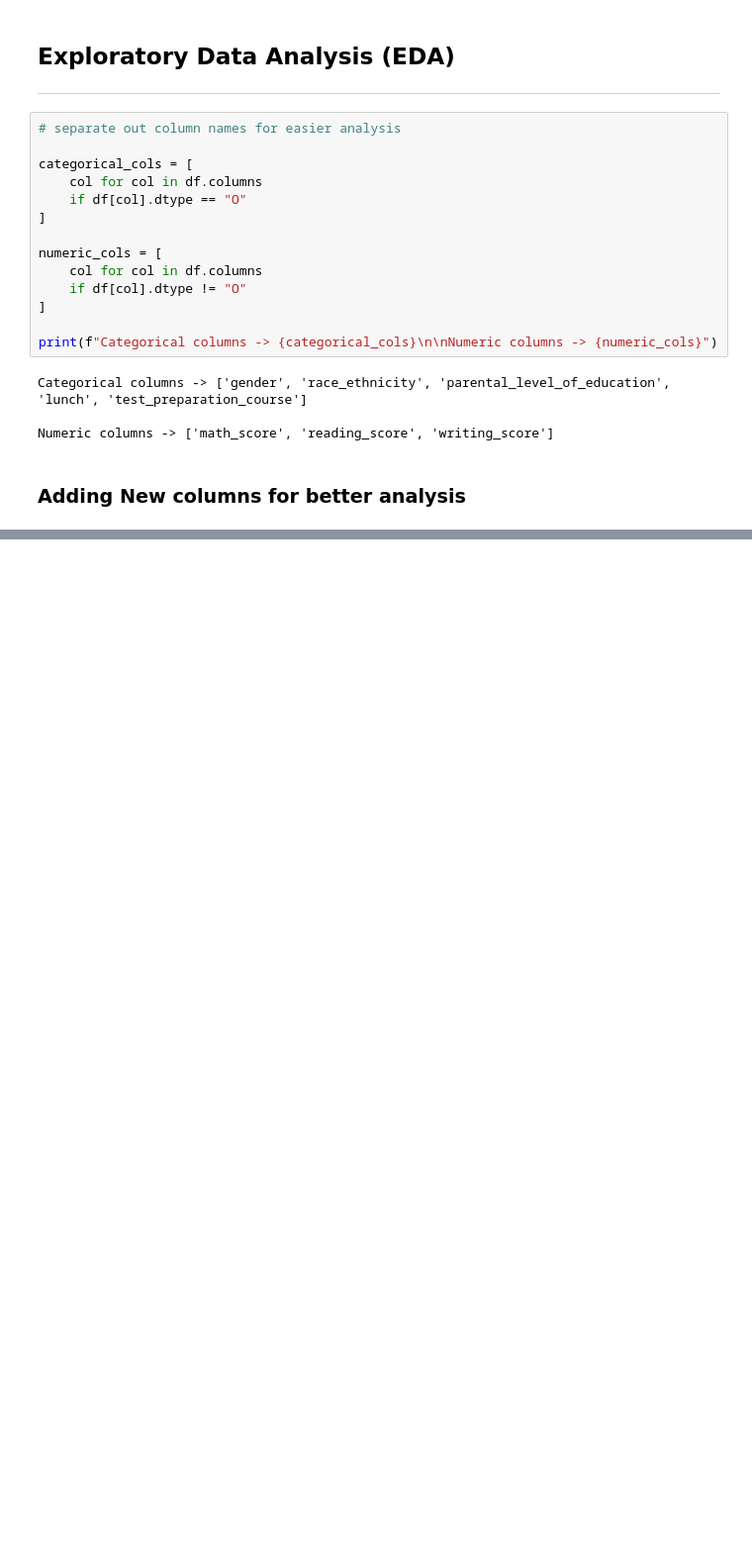
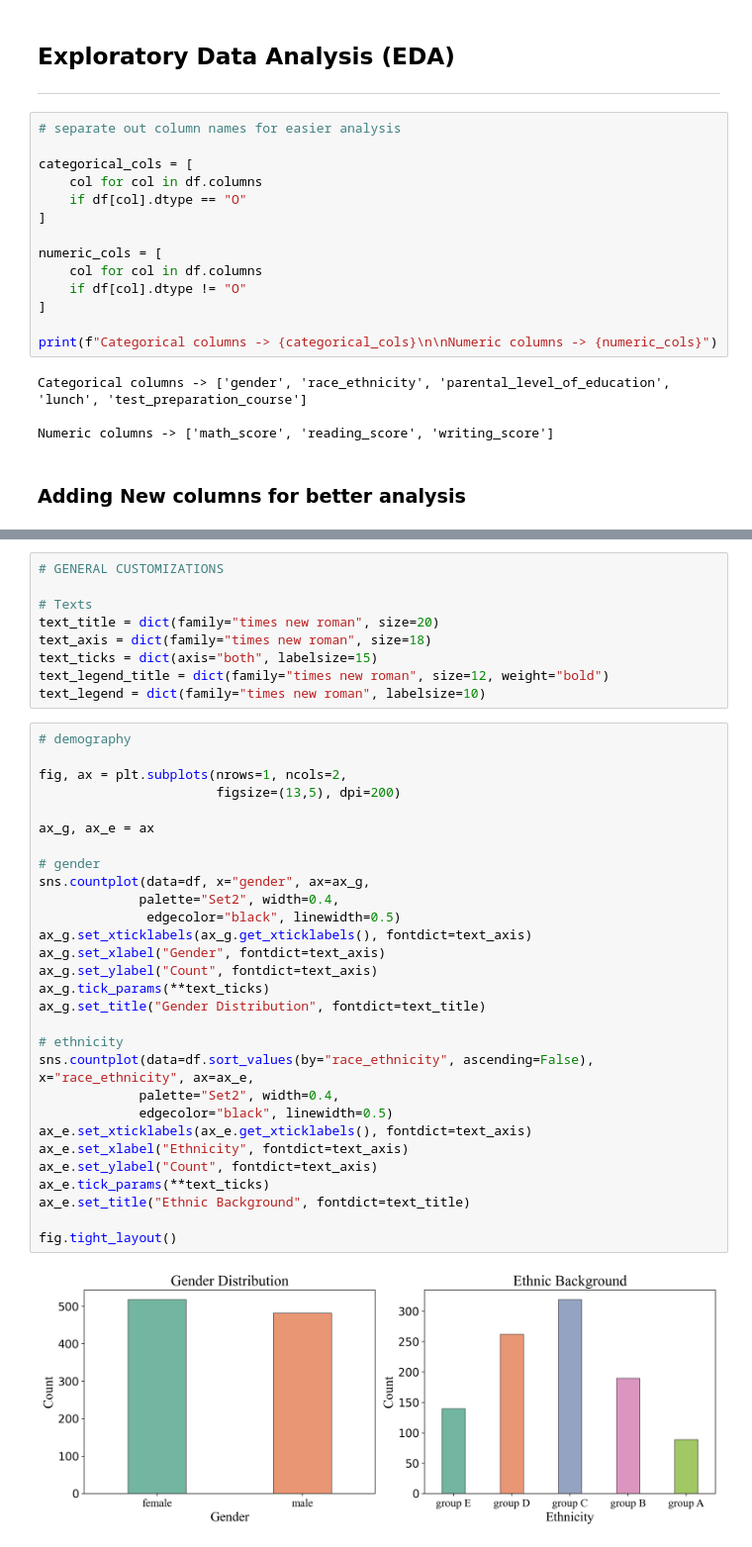
Before and after one commit to debatreyo/ml, a Jupyter notebook: notebook/EDA and Visualization.ipynb, the cells around one changed output, grey strips where cells are left out. Shown: that part at 99% size. Saved outputs shown, nothing was run; the diff lists cells and outputs as text; blank space fills up the shorter version.

```diff
--- a/notebook/EDA and Visualization.ipynb
+++ b/notebook/EDA and Visualization.ipynb
@@ -243,0 +339,40 @@ df.head()
+# %%
+# GENERAL CUSTOMIZATIONS
+
+# Texts
+text_title = dict(family="times new roman", size=20)
+text_axis = dict(family="times new roman", size=18)
+text_ticks = dict(axis="both", labelsize=15)
+text_legend_title = dict(family="times new roman", size=12, weight="bold")
+text_legend = dict(family="times new roman", labelsize=10)
+# %%
+# demography
+
+fig, ax = plt.subplots(nrows=1, ncols=2,
+                       figsize=(13,5), dpi=200)
+
+ax_g, ax_e = ax
+
+# gender
+sns.countplot(data=df, x="gender", ax=ax_g,
+             palette="Set2", width=0.4,
+              edgecolor="black", linewidth=0.5)
+ax_g.set_xticklabels(ax_g.get_xticklabels(), fontdict=text_axis)
+ax_g.set_xlabel("Gender", fontdict=text_axis)
+ax_g.set_ylabel("Count", fontdict=text_axis)
+ax_g.tick_params(**text_ticks)
+ax_g.set_title("Gender Distribution", fontdict=text_title)
+
+# ethnicity
+sns.countplot(data=df.sort_values(by="race_ethnicity", ascending=False), x="race_ethnicity", ax=ax_e,
+             palette="Set2", width=0.4,
+             edgecolor="black", linewidth=0.5)
+ax_e.set_xticklabels(ax_e.get_xticklabels(), fontdict=text_axis)
+ax_e.set_xlabel("Ethnicity", fontdict=text_axis)
+ax_e.set_ylabel("Count", fontdict=text_axis)
+ax_e.tick_params(**text_ticks)
+ax_e.set_title("Ethnic Background", fontdict=text_title)
+
+fig.tight_layout()
+# %% [output]
+[figure, added]
```
Also changed, not shown: parts of 12 cells of this notebook.
